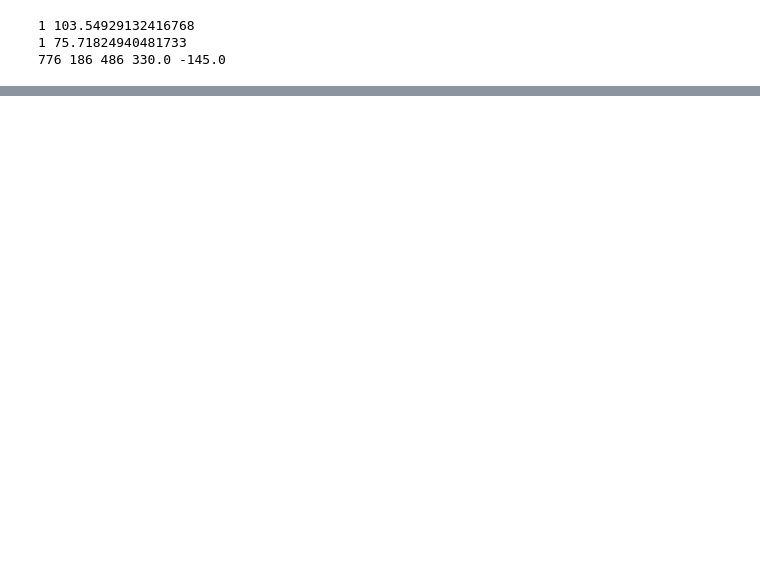
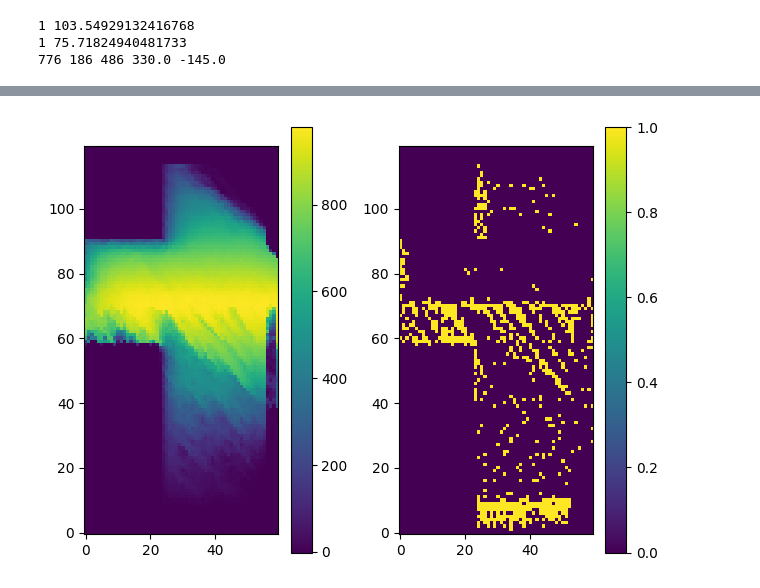
Before and after one commit to JacobAlbus/deepbird, a Jupyter notebook: python/notebook.ipynb, the cells around one changed output, grey strips where cells are left out. Cells and saved outputs as stored; diff of their text form; code cells hidden in the pictures; blank space fills up the shorter version.

```diff
--- a/python/notebook.ipynb
+++ b/python/notebook.ipynb
@@ -57,0 +129,24 @@ defaultdict(<class 'int'>, {0: 539253, 1: 108746})
+# %%
+index = 887
+with open(f"action_value_functions/action_value_function_{index}.json") as json_file:
+  value_function = json.load(json_file)
+
+height = '80'
+
+value_function_values = get_value_function_values(height, value_function)
+policy_values = get_policy_values(height, value_function)
+
+fig = plt.figure()
+
+ax1 = fig.add_subplot(121)
+im1 = ax1.imshow(value_function_values, origin="lower")
+fig.colorbar(im1)
+
+ax2 = fig.add_subplot(122)
+im2 = ax2.imshow(policy_values, origin="lower")
+fig.colorbar(im2)
+
+fig.tight_layout()
+plt.show()
+# %% [output]
+[figure, added]
```
Also changed, not shown: parts of 9 cells of this notebook, 23 other files.
